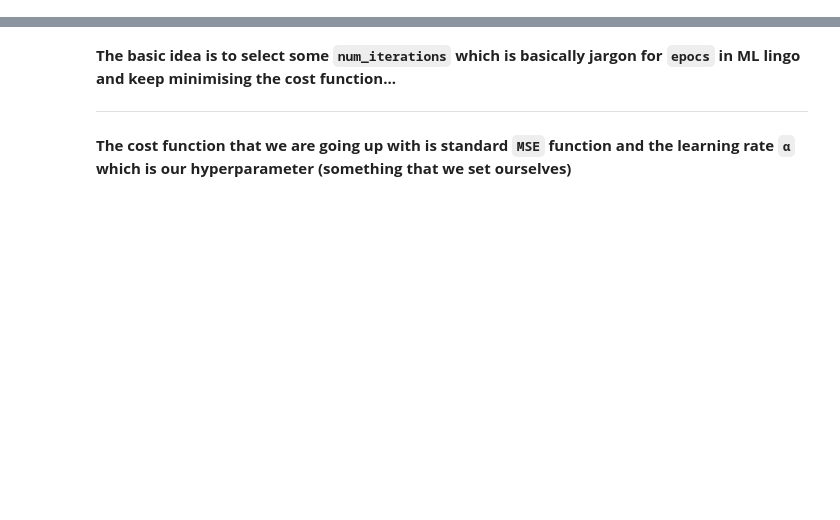
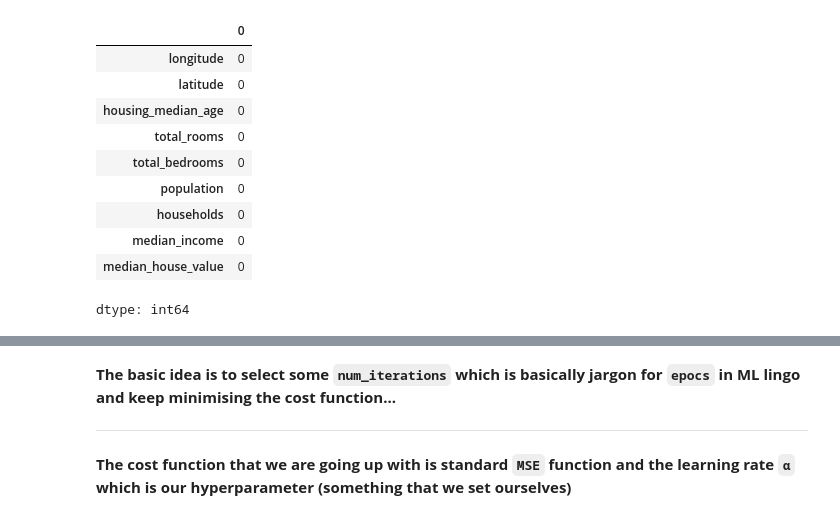
Before and after one commit to Demon-Sheriff/Linear-Alg_ML_fs, a Jupyter notebook: Linear_Regression.ipynb, the cells around one changed output, grey strips where cells are left out. Cells and saved outputs as stored; diff of their text form; code cells hidden in the pictures; blank space fills up the shorter version.

```diff
--- a/Linear_Regression.ipynb
+++ b/Linear_Regression.ipynb
@@ -31,0 +52,14 @@ df.head()
+# %%
+df.isna().sum()
+# %% [output]
+|  | 0 |
+| longitude | 0 |
+| latitude | 0 |
+| housing_median_age | 0 |
+| total_rooms | 0 |
+| total_bedrooms | 0 |
+| population | 0 |
+| households | 0 |
+| median_income | 0 |
+| median_house_value | 0 |
+dtype: int64
```
Also changed, not shown: parts of 12 cells of this notebook.
